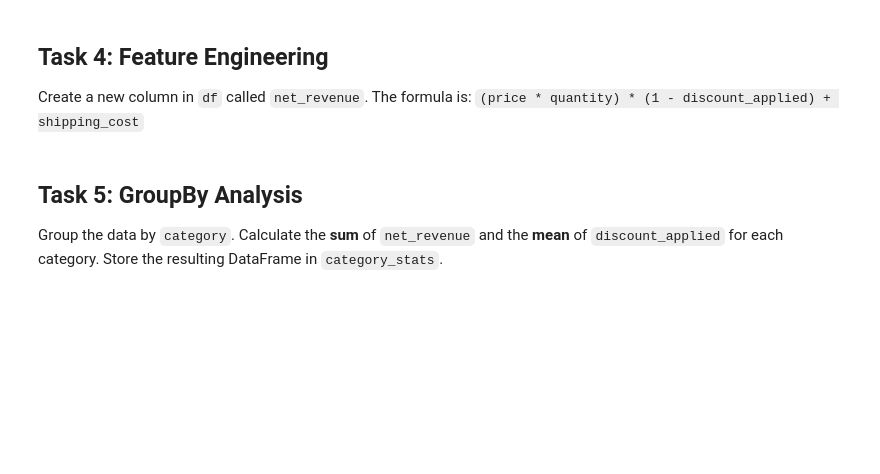
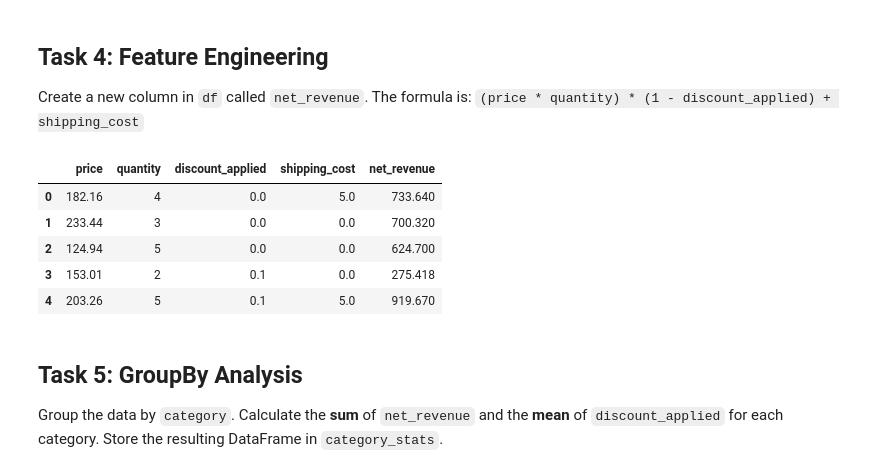
Before and after one commit to sst-cs/dst-assignment-2, a Jupyter notebook: assignment.ipynb, the cells around one changed output. Cells and saved outputs as stored; diff of their text form; code cells hidden in the pictures; blank space fills up the shorter version.

```diff
--- a/assignment.ipynb
+++ b/assignment.ipynb
@@ -42,9 +58,16 @@ print(gross_cost_array[:5])
 Create a new column in `df` called `net_revenue`.
 The formula is: `(price * quantity) * (1 - discount_applied) + shipping_cost`
 # %%
-# TODO
-# create net_revenue column here
+df['net_revenue'] = (df['price'] * df['quantity'] * (1 - df['discount_applied'])) + df['shipping_cost']
+
 df[['price', 'quantity', 'discount_applied', 'shipping_cost', 'net_revenue']].head()
+# %% [output]
+|  | price | quantity | discount_applied | shipping_cost | net_revenue |
+| 0 | 182.16 | 4 | 0.0 | 5.0 | 733.640 |
+| 1 | 233.44 | 3 | 0.0 | 0.0 | 700.320 |
+| 2 | 124.94 | 5 | 0.0 | 0.0 | 624.700 |
+| 3 | 153.01 | 2 | 0.1 | 0.0 | 275.418 |
+| 4 | 203.26 | 5 | 0.1 | 5.0 | 919.670 |
 # %% [markdown]
 ## Task 5: GroupBy Analysis
 Group the data by `category`.
```
Also changed, not shown: parts of 7 cells of this notebook.
